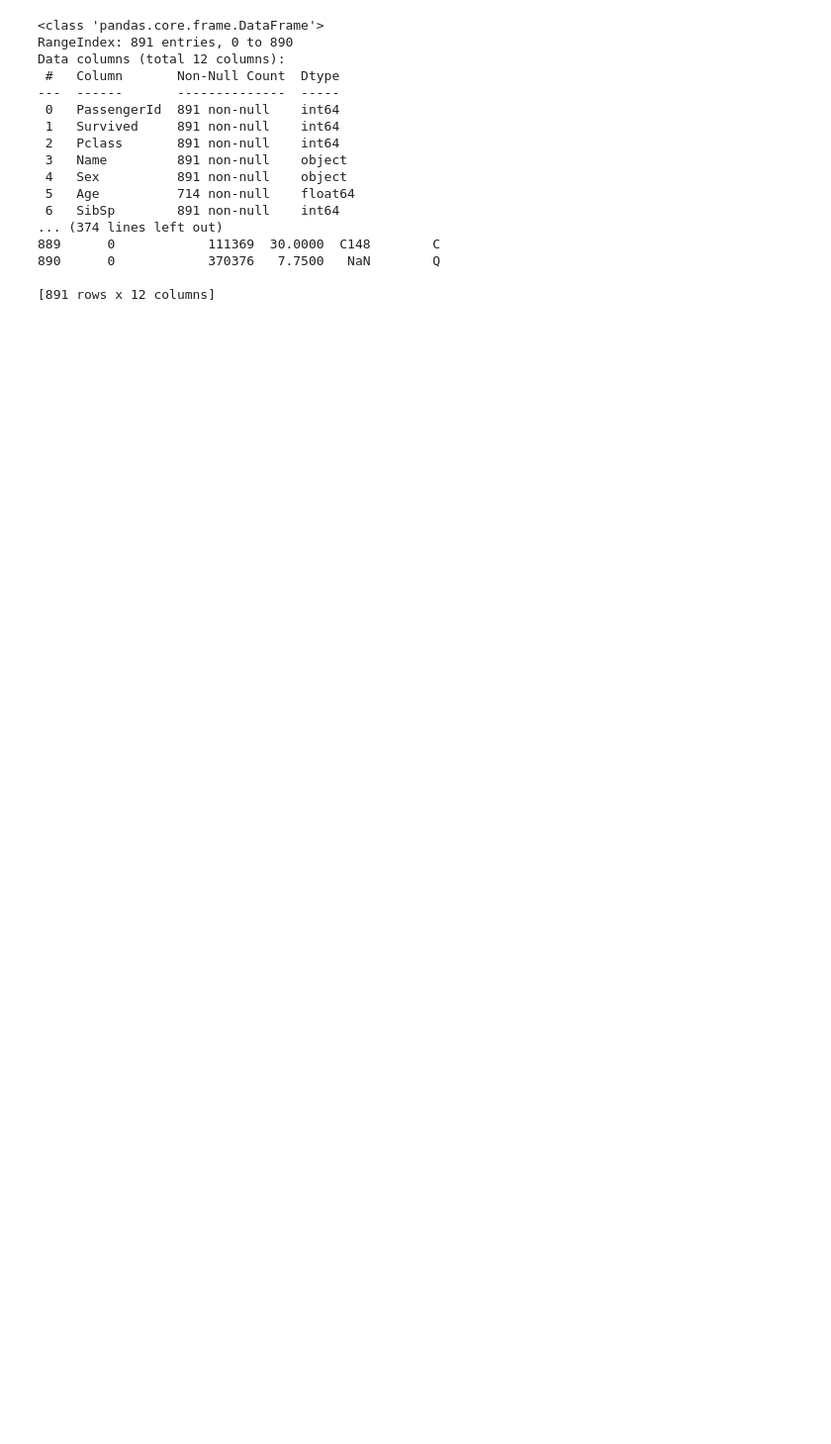
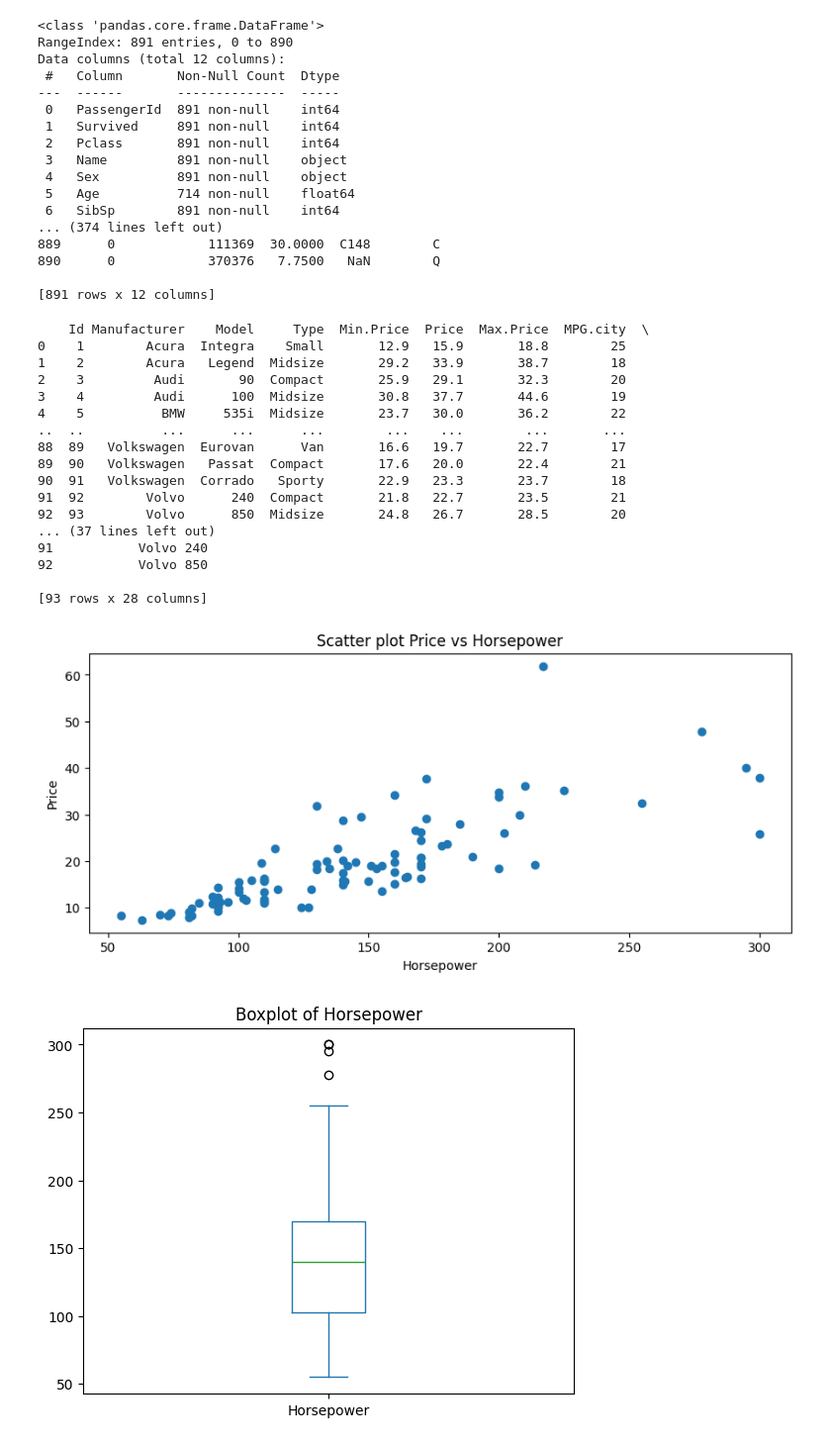
Before and after one commit to dhanya113/AIML, a Jupyter notebook: untitled15.ipynb, the cells around one changed output. Shown: that part at 99% size. Saved outputs shown, nothing was run; the diff lists cells and outputs as text; code cells hidden in the pictures; blank space fills up the shorter version.

```diff
--- a/untitled15.ipynb
+++ b/untitled15.ipynb
@@ -56,3 +122,83 @@ Data columns (total 12 columns):
 890      0            370376   7.7500   NaN        Q
 
 [891 rows x 12 columns]
+# %%
+import numpy as np
+import pandas as pd
+import matplotlib.pyplot as plt
+import matplotlib.cm as cm
+titanic_df = pd.read_csv('/content/Cars93 (9).csv')
+print(titanic_df)
+fig, ax = plt.subplots(figsize=(10, 4))
+ax.scatter(titanic_df['Horsepower'], titanic_df['Price'])
+ax.set_xlabel('Horsepower')
+ax.set_ylabel('Price')
+ax.set_title('Scatter plot Price vs Horsepower')
+plt.show()
+titanic_df['Horsepower'].plot(kind='box')
+plt.title('Boxplot of Horsepower')
+plt.show()
+q1 = titanic_df['Horsepower'].quantile(0.25)
+q3= titanic_df['Horsepower'].quantile(0.75)
+iqr = q3 - q1
+upper_bound= q3 +(1.5 * iqr)
+lower_bound= q1 - (1.5 * iqr)
+age_arr=titanic_df['Horsepower']
+outliers = age_arr[(age_arr <= lower_bound) | (age_arr >= upper_bound)]
+print('The following are the outliers in the boxplot of age:\\n', outliers)
+titanic_df['Price'].plot(kind='hist')
+plt.show()
+upperIndex=titanic_df[titanic_df['Price']>upper_bound].index
+titanic_df.drop(upperIndex,inplace=True)
+lowerIndex=titanic_df[titanic_df['Price']<lower_bound].index
+titanic_df.drop(lowerIndex,inplace=True)
+print(titanic_df.info())
+titanic_df=pd.read_csv('/content/Cars93 (9).csv')
+fare_arr=titanic_df['Price']
+upper_cap=np.percentile(fare_arr,1)
+lower_cap=np.percentile(fare_arr,99)
+outliers=fare_arr[(fare_arr<lower_cap)|(fare_arr>upper_cap)]
+print('The following are the outliers in the boxplot of age:\\n', outliers)
+for i in titanic_df['Price']:
+  if i < lower_bound:
+    titanic_df['Price']=titanic_df['Price'].replace(i,lower_cap)
+  elif i > upper_bound:
+    titanic_df['Price']=titanic_df['Price'].replace(i,lower_cap)
+print(titanic_df.info())
+titanic_df=pd.read_csv('/content/Cars93 (9).csv')
+m=np.mean(titanic_df['Horsepower'])
+print('Mean:',m)
+for i in titanic_df['Horsepower']:
+  if i < lower_bound or i > upper_bound:
+    titanic_df['Horsepower']=titanic_df['Horsepower'].replace(i,m,)
+titanic_df=pd.read_csv('/content/Cars93 (9).csv')
+q1=titanic_df['Horsepower'].quantile(0.25)
+q3=titanic_df['Horsepower'].quantile(0.75)
+iqr=q3-q1
+upper_bound=q3+(1.5*iqr)
+lower_bound=q1-(1.5*iqr)
+m=titanic_df['Horsepower'].median()
+print(m)
+for i in titanic_df['Horsepower']:
+  if i < lower_bound or i > upper_bound:
+    titanic_df['Horsepower']=titanic_df['Horsepower'].replace(i,m)
+# %% [output]
+    Id Manufacturer    Model     Type  Min.Price  Price  Max.Price  MPG.city  \
+0    1        Acura  Integra    Small       12.9   15.9       18.8        25
+1    2        Acura   Legend  Midsize       29.2   33.9       38.7        18
+2    3         Audi       90  Compact       25.9   29.1       32.3        20
+3    4         Audi      100  Midsize       30.8   37.7       44.6        19
+4    5          BMW     535i  Midsize       23.7   30.0       36.2        22
+..  ..          ...      ...      ...        ...    ...        ...       ...
+88  89   Volkswagen  Eurovan      Van       16.6   19.7       22.7        17
+89  90   Volkswagen   Passat  Compact       17.6   20.0       22.4        21
+90  91   Volkswagen  Corrado   Sporty       22.9   23.3       23.7        18
+91  92        Volvo      240  Compact       21.8   22.7       23.5        21
+92  93        Volvo      850  Midsize       24.8   26.7       28.5        20
+... (37 lines left out)
+91           Volvo 240
+92           Volvo 850
+
+[93 rows x 28 columns]
+[figure, added]
+[figure, added]
```
Also changed, not shown: parts of 3 cells of this notebook.
